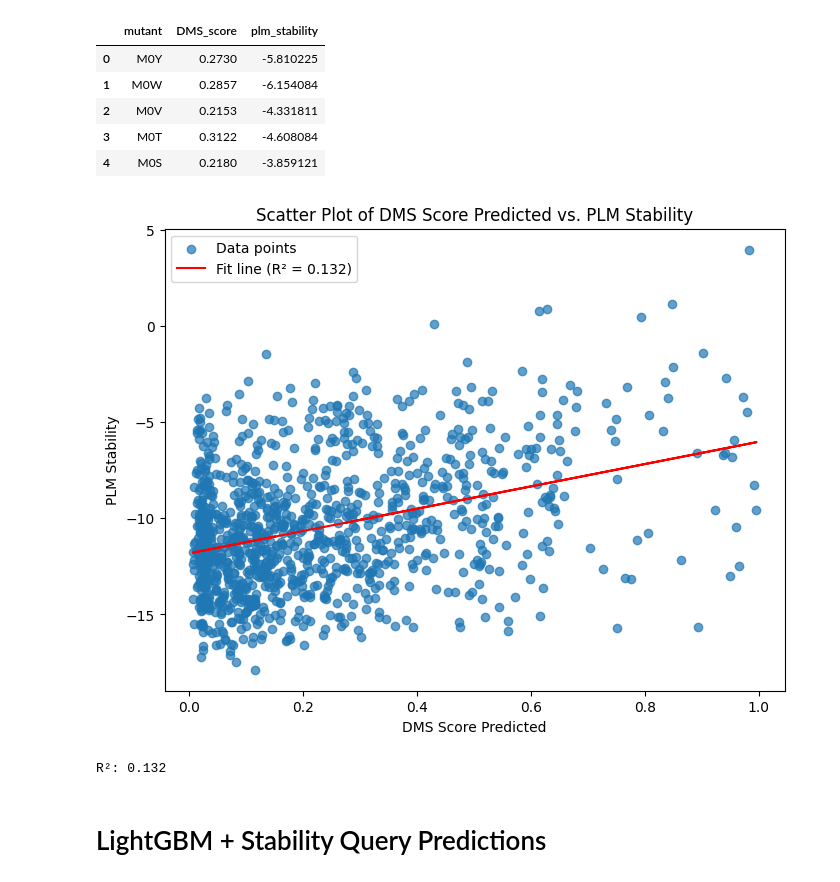
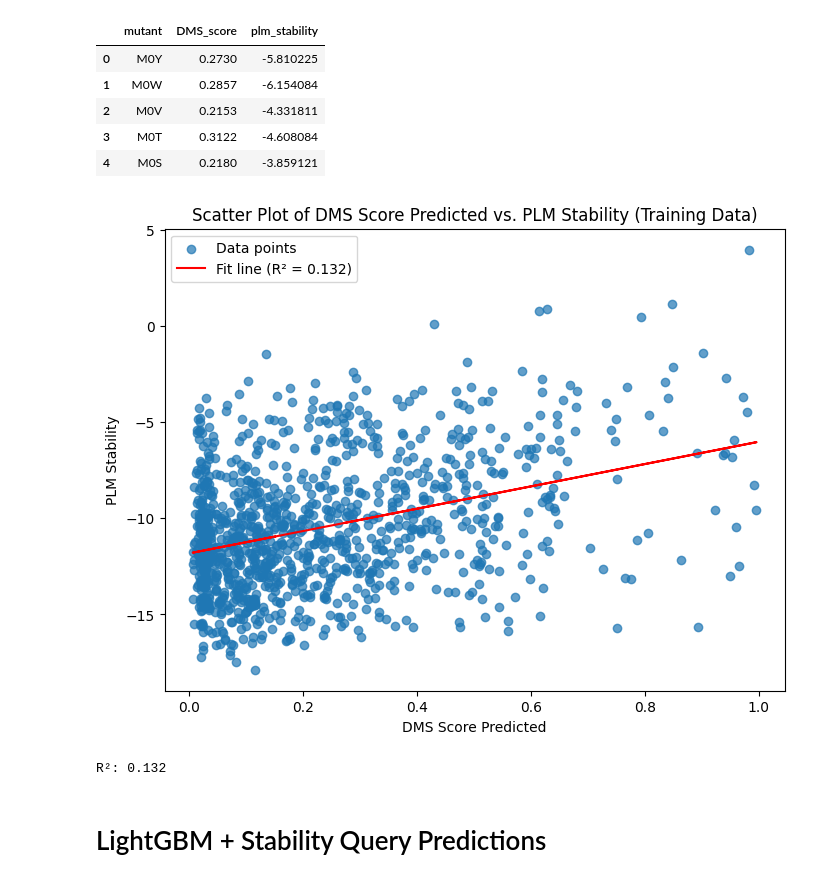
Before and after one commit to radroof22/cse-7850-combio-hackathon, a Jupyter notebook: plm_stability/PLM_Stability.ipynb, the cells around one changed output. Cells and saved outputs as stored; diff of their text form; code cells hidden in the pictures.

```diff
--- a/plm_stability/PLM_Stability.ipynb
+++ b/plm_stability/PLM_Stability.ipynb
@@ -281,35 +293,35 @@ import numpy as np
 
 # Extract x and y values
 x = df_train_labeled["DMS_score"]
 y = df_train_labeled["plm_stability"]
 
 # Fit a linear model (y = mx + b)
 m, b = np.polyfit(x, y, 1)
 
 # Compute R^2
 y_pred = m * x + b
 ss_total = np.sum((y - np.mean(y))**2)
 ss_residual = np.sum((y - y_pred)**2)
 r_squared = 1 - (ss_residual / ss_total)
 
 # Create scatter plot
 plt.figure(figsize=(8, 6))
 plt.scatter(x, y, alpha=0.7, label="Data points")
 plt.plot(x, y_pred, color="red", label=f"Fit line (R² = {r_squared:.3f})")
 
 # Labels and title
 plt.xlabel("DMS Score Predicted")
 plt.ylabel("PLM Stability")
-plt.title("Scatter Plot of DMS Score Predicted vs. PLM Stability")
+plt.title("Scatter Plot of DMS Score Predicted vs. PLM Stability (Training Data)")
 plt.legend()
 
 # Show the plot
 plt.show()
 
 # Print R^2 value
 print(f"R²: {r_squared:.3f}")
 # %% [output]
-[figure, old version]
+[figure, new version]
 R²: 0.132
 # %% [markdown]
 # LightGBM + Stability Query Predictions
```
Also changed, not shown: parts of 23 cells of this notebook, 3 other files.
